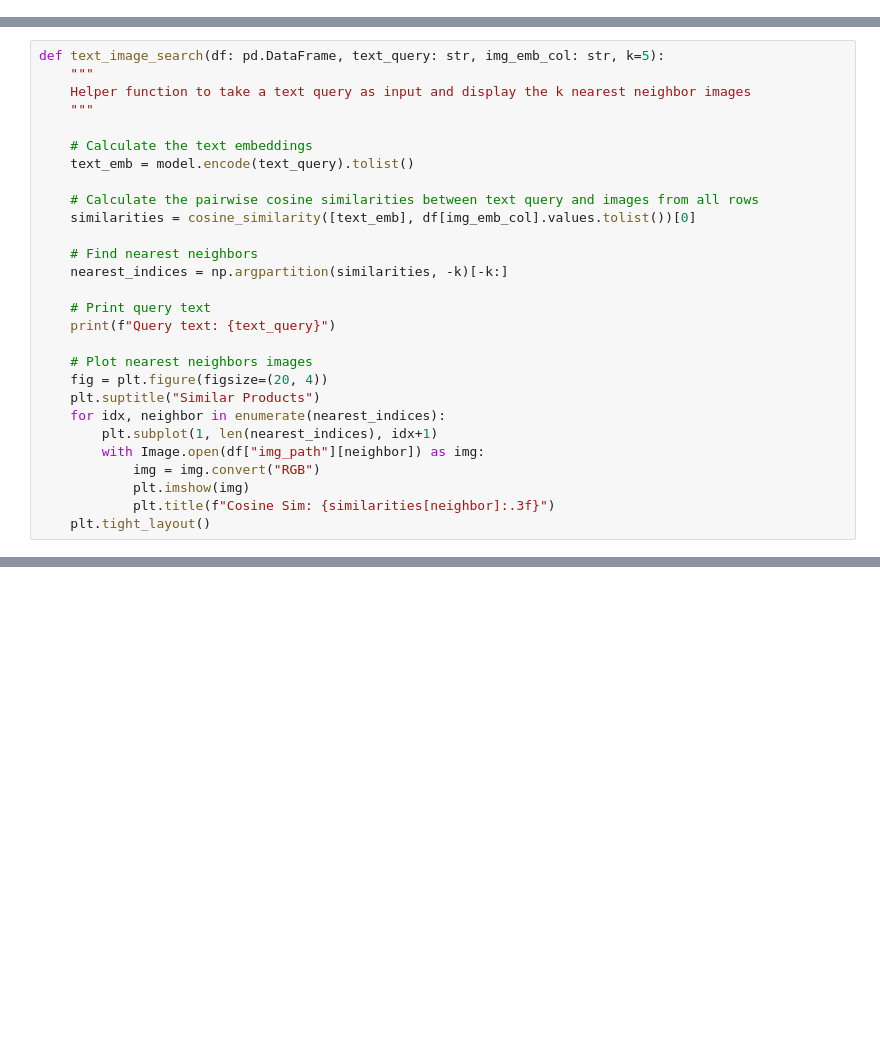
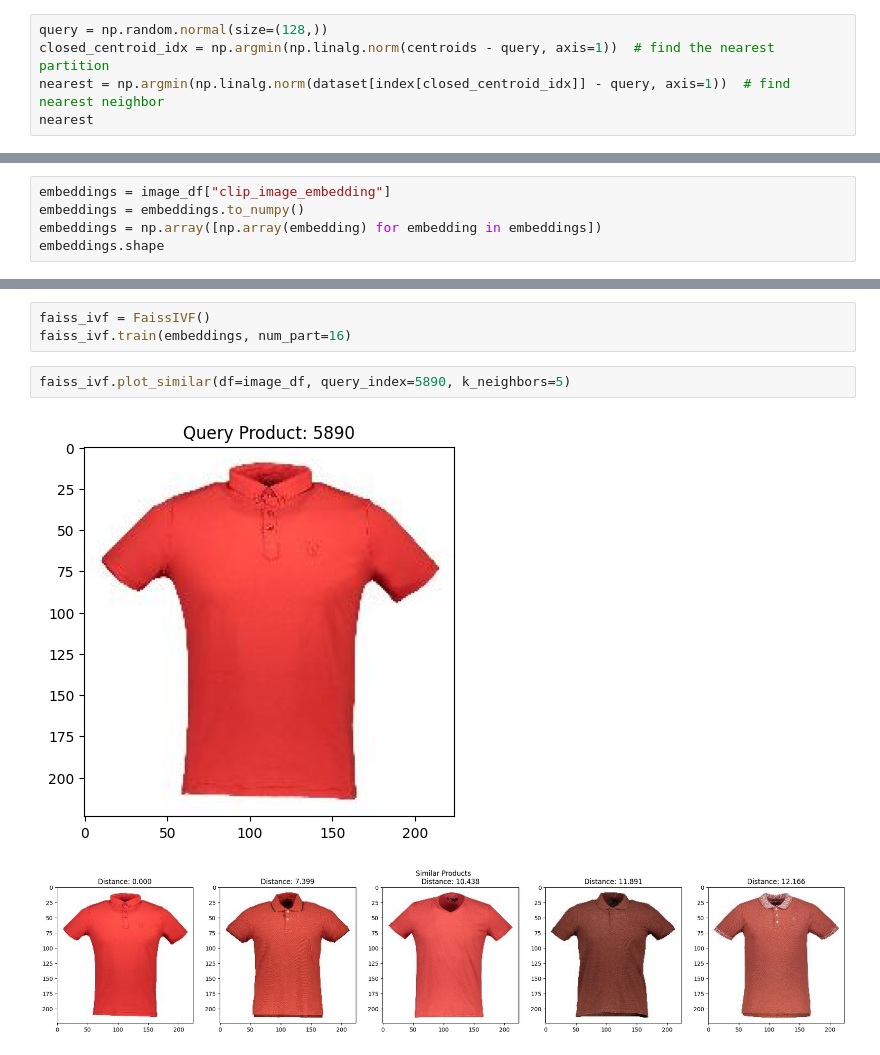
Before and after one commit to guilherme-alves-silve/vector-database-algorithm, a Jupyter notebook: notebooks/2_ivf_similarity_search.ipynb, the cells around one changed output, grey strips where cells are left out. Cells and saved outputs as stored; diff of their text form; blank space fills up the shorter version.

```diff
--- a/notebooks/2_ivf_similarity_search.ipynb
+++ b/notebooks/2_ivf_similarity_search.ipynb
@@ -7,0 +63,5 @@
+# %%
+query = np.random.normal(size=(128,))
+closed_centroid_idx = np.argmin(np.linalg.norm(centroids - query, axis=1))  # find the nearest partition
+nearest = np.argmin(np.linalg.norm(dataset[index[closed_centroid_idx]] - query, axis=1))  # find nearest neighbor
+nearest
@@ -58,28 +95,0 @@ def plot_similar(df: pd.DataFrame, embedding_col: str, query_index: np.array, k_
-# %%
-def text_image_search(df: pd.DataFrame, text_query: str, img_emb_col: str, k=5):
-    """
-    Helper function to take a text query as input and display the k nearest neighbor images
-    """
-
-    # Calculate the text embeddings
-    text_emb = model.encode(text_query).tolist()
-
-    # Calculate the pairwise cosine similarities between text query and images from all rows
-    similarities = cosine_similarity([text_emb], df[img_emb_col].values.tolist())[0]
-
-    # Find nearest neighbors
-    nearest_indices = np.argpartition(similarities, -k)[-k:]
-
-    # Print query text
-    print(f"Query text: {text_query}")
-
-    # Plot nearest neighbors images
-    fig = plt.figure(figsize=(20, 4))
-    plt.suptitle("Similar Products")
-    for idx, neighbor in enumerate(nearest_indices):
-        plt.subplot(1, len(nearest_indices), idx+1)
-        with Image.open(df["img_path"][neighbor]) as img:
-            img = img.convert("RGB")
-            plt.imshow(img)
-            plt.title(f"Cosine Sim: {similarities[neighbor]:.3f}")
-    plt.tight_layout()
@@ -85,0 +105,5 @@ def text_image_search(df: pd.DataFrame, text_query: str, img_emb_col: str, k=5):
+# %%
+embeddings = image_df["clip_image_embedding"]
+embeddings = embeddings.to_numpy()
+embeddings = np.array([np.array(embedding) for embedding in embeddings])
+embeddings.shape
@@ -85,0 +217,8 @@ def text_image_search(df: pd.DataFrame, text_query: str, img_emb_col: str, k=5):
+# %%
+faiss_ivf = FaissIVF()
+faiss_ivf.train(embeddings, num_part=16)
+# %%
+faiss_ivf.plot_similar(df=image_df, query_index=5890, k_neighbors=5)
+# %% [output]
+[figure, added]
+[figure, added]
```
Also changed, not shown: parts of 18 cells of this notebook, 2 other files.
